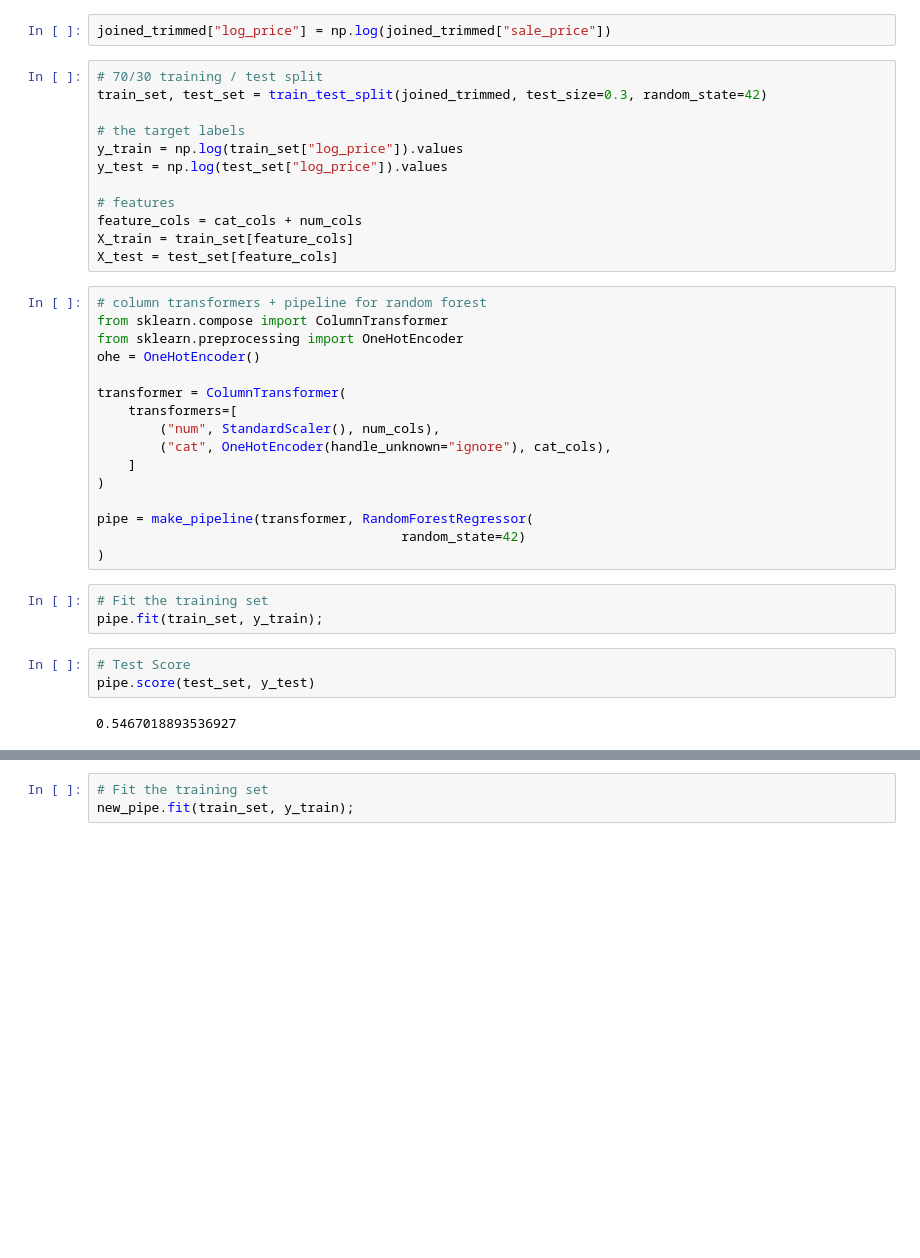
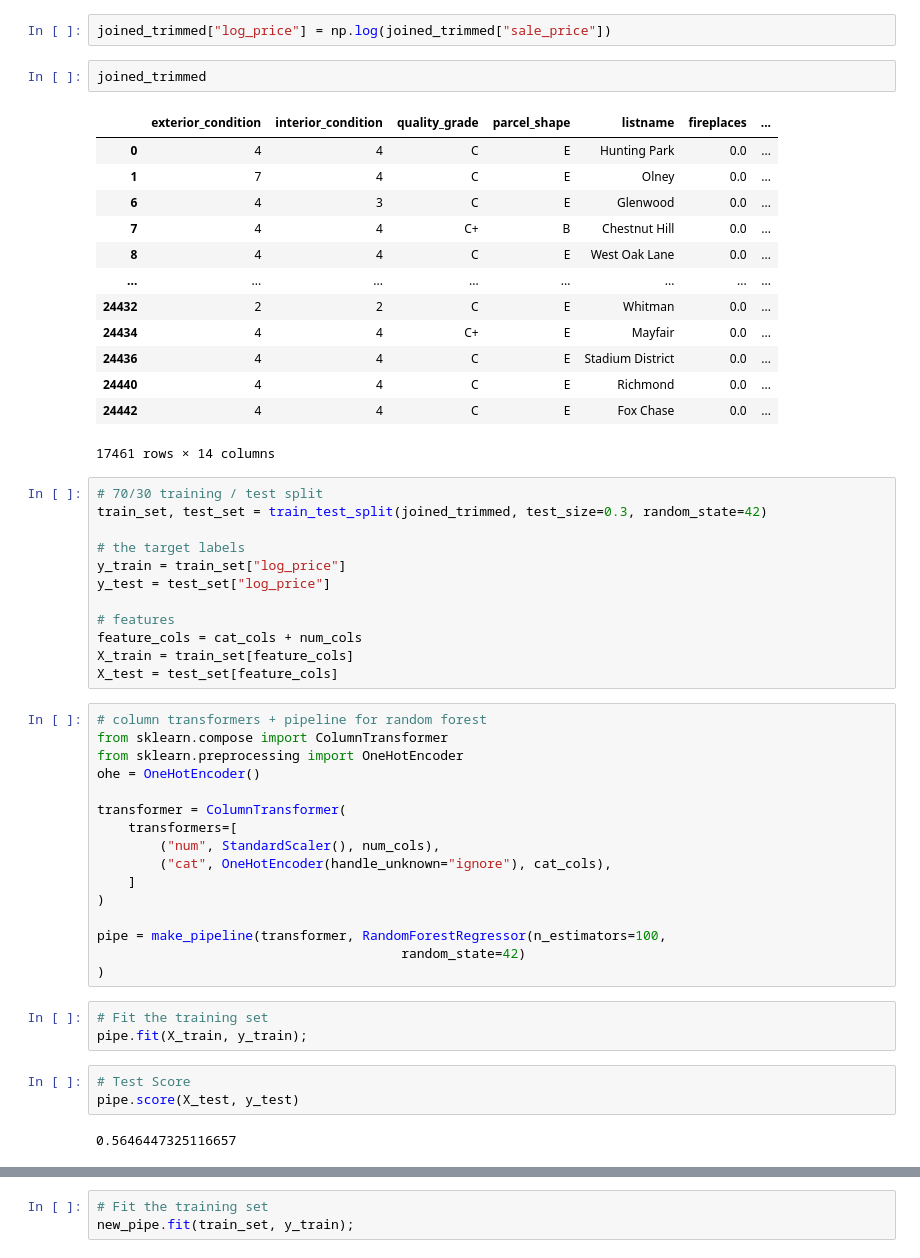
Before and after one commit to annannzhang/Python-Projects, a Jupyter notebook: analysis/assignment-6.ipynb, the cells around one changed output, grey strips where cells are left out. Saved outputs shown, nothing was run; the diff lists cells and outputs as text; blank space fills up the shorter version.

```diff
--- a/analysis/assignment-6.ipynb
+++ b/analysis/assignment-6.ipynb
@@ -141,13 +130,29 @@ joined_trimmed
 joined_trimmed['sale_price'] = pd.Series(joined_trimmed['sale_price'], dtype='int32')
 # %%
 joined_trimmed["log_price"] = np.log(joined_trimmed["sale_price"])
+# %%
+joined_trimmed
+# %% [output]
+|  | exterior_condition | interior_condition | quality_grade | parcel_shape | listname | fireplaces | ... |
+| 0 | 4 | 4 | C | E | Hunting Park | 0.0 | ... |
+| 1 | 7 | 4 | C | E | Olney | 0.0 | ... |
+| 6 | 4 | 3 | C | E | Glenwood | 0.0 | ... |
+| 7 | 4 | 4 | C+ | B | Chestnut Hill | 0.0 | ... |
+| 8 | 4 | 4 | C | E | West Oak Lane | 0.0 | ... |
+| ... | ... | ... | ... | ... | ... | ... | ... |
+| 24432 | 2 | 2 | C | E | Whitman | 0.0 | ... |
+| 24434 | 4 | 4 | C+ | E | Mayfair | 0.0 | ... |
+| 24436 | 4 | 4 | C | E | Stadium District | 0.0 | ... |
+| 24440 | 4 | 4 | C | E | Richmond | 0.0 | ... |
+| 24442 | 4 | 4 | C | E | Fox Chase | 0.0 | ... |
+17461 rows × 14 columns
 # %%
 # 70/30 training / test split
 train_set, test_set = train_test_split(joined_trimmed, test_size=0.3, random_state=42)
 
 # the target labels
-y_train = np.log(train_set["log_price"]).values
-y_test = np.log(test_set["log_price"]).values
+y_train = train_set["log_price"]
+y_test = test_set["log_price"]
 
 # features
 feature_cols = cat_cols + num_cols
@@ -166,17 +171,17 @@ transformer = ColumnTransformer(
     ]
 )
 
-pipe = make_pipeline(transformer, RandomForestRegressor(
+pipe = make_pipeline(transformer, RandomForestRegressor(n_estimators=100,
                                        random_state=42)
 )
 # %%
 # Fit the training set
-pipe.fit(train_set, y_train);
+pipe.fit(X_train, y_train);
 # %%
 # Test Score
-pipe.score(test_set, y_test)
+pipe.score(X_test, y_test)
 # %% [output]
-0.5467018893536927
+0.5646447325116657
 # %%
 # Setup for GridSearchCV
 
```
Also changed, not shown: parts of 20 cells of this notebook, 25 other files.
